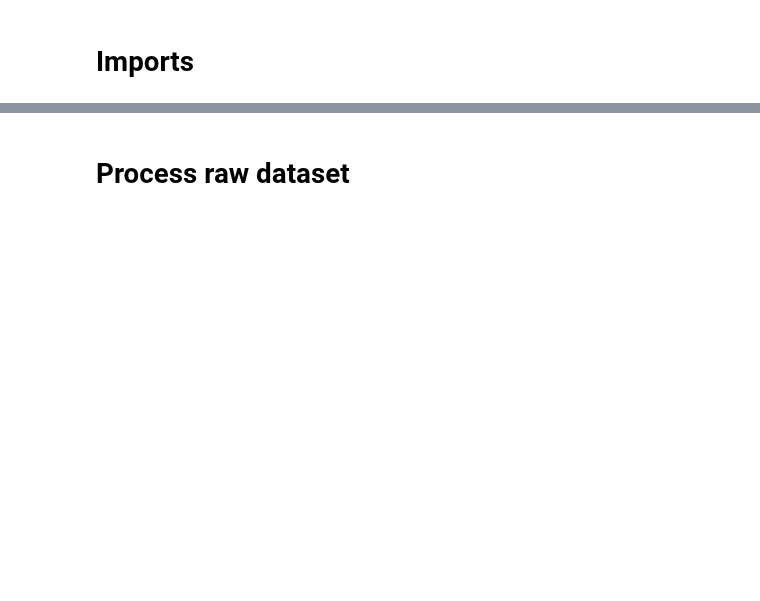
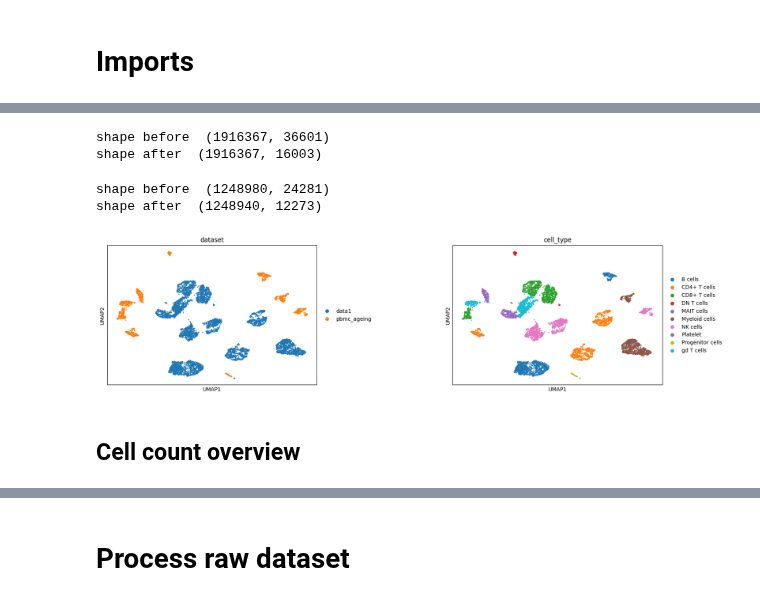
Before and after one commit to janursa/HIRA, a Jupyter notebook: data_preprocessing.ipynb, the cells around one changed output, grey strips where cells are left out. Cells and saved outputs as stored; diff of their text form; code cells hidden in the pictures; blank space fills up the shorter version.

```diff
--- a/data_preprocessing.ipynb
+++ b/data_preprocessing.ipynb
@@ -21,0 +102,4 @@ from src.helper_plots import exp_plots
+# %%
+adata_pbmc = ad.read_h5ad('/vol/projects/CIIM/Healthy_Single_Cell_Data/initial_data_downloaded/pbmc_ageing/raw_counts_h5ad/pbmc_gex_raw_with_var_obs.h5ad', backed='r')
+obs_pbmc = pd.read_csv('/vol/projects/CIIM/Healthy_Single_Cell_Data/initial_data_downloaded/pbmc_ageing/all_pbmcs/all_pbmcs_metadata.csv', index_col=0)
+adata_adata1 = ad.read_h5ad('/vol/projects/CIIM/Healthy_Single_Cell_Data/count_matrix/data1_CMtx.h5ad', backed='r')
@@ -21,0 +129,32 @@ from src.helper_plots import exp_plots
+# %%
+def sum_by_wrapper(adata, n_cells_t=10):
+    par={
+        'n_cell_t': 200,
+        'min_genes_per_cell': 10,
+        'max_genes_per_cell': 5000,
+        'min_cells_per_gene': 2500
+    }
+    adata.obs['cell_type'] = adata.obs['cell_type'].map(lambda name: cell_type_mapping.get(name,name))
+    sample_size = adata.obs.groupby('age_donor', as_index=False).size()
+    sample_size = sample_size[sample_size['size']>par['n_cell_t']]
+
+    adata.obs = adata.obs[adata.obs.age_donor.isin(sample_size.age_donor)]
+    adata = basic_qc(adata, min_genes_per_cell=par['min_genes_per_cell'], max_genes_per_cell=par['max_genes_per_cell'], min_cells_per_gene=par['min_cells_per_gene'])
+    sys.path.insert(0, '../')
+    from task_grn_inference.src.process_data.perturbation.opsca.script import sum_by
+    adata.obs['sum_by'] = '_' + adata.obs['cell_type'].astype(str) + '_' + adata.obs['donor_id'].astype(str)
+    adata.obs['sum_by'] = adata.obs['sum_by'].astype('category')
+    adata_bulk = sum_by(adata, 'sum_by', unique_mapping=False)
+    cell_count_df = adata.obs.groupby('sum_by').size().reset_index(name='cell_count')
+    adata_bulk.obs = adata_bulk.obs.merge(cell_count_df, on='sum_by')
+    adata_bulk = adata_bulk[adata_bulk.obs['cell_count']>n_cells_t]
+    return adata_bulk
+adata_pbmc = sum_by_wrapper(adata_pbmc.to_memory())
+adata_adata1 = sum_by_wrapper(adata_adata1.to_memory())
+# %% [output]
+shape before  (1916367, 36601)
+shape after  (1916367, 16003)
+shape before  (1248980, 24281)
+shape after  (1248940, 12273)
+# %%
+adata_all_bulk = ad.concat([adata_pbmc, adata_adata1])
@@ -21,0 +163,16 @@ from src.helper_plots import exp_plots
+# %%
+def analyse_umap(adata):
+    # adata = adata[adata.obs['cell_type'].isin(major_cell_types), :]
+    sc.pp.normalize_total(adata)
+    sc.pp.log1p(adata)
+    # sc.pp.highly_variable_genes(adata, n_top_genes=2000)
+
+    sc.pp.pca(adata, use_highly_variable=False)
+    sc.pp.neighbors(adata, n_neighbors=15)
+    sc.tl.umap(adata)
+    return adata
+adata_all_bulk = analyse_umap(adata_all_bulk)
+# %%
+sc.pl.umap(adata_all_bulk, color=['dataset', 'cell_type'], wspace=.5)
+# %% [output]
+[figure, added]
@@ -21,0 +183,2 @@ from src.helper_plots import exp_plots
+# %% [markdown]
+## Cell count overview
```
Also changed, not shown: parts of 27 cells of this notebook, 10 other files.
